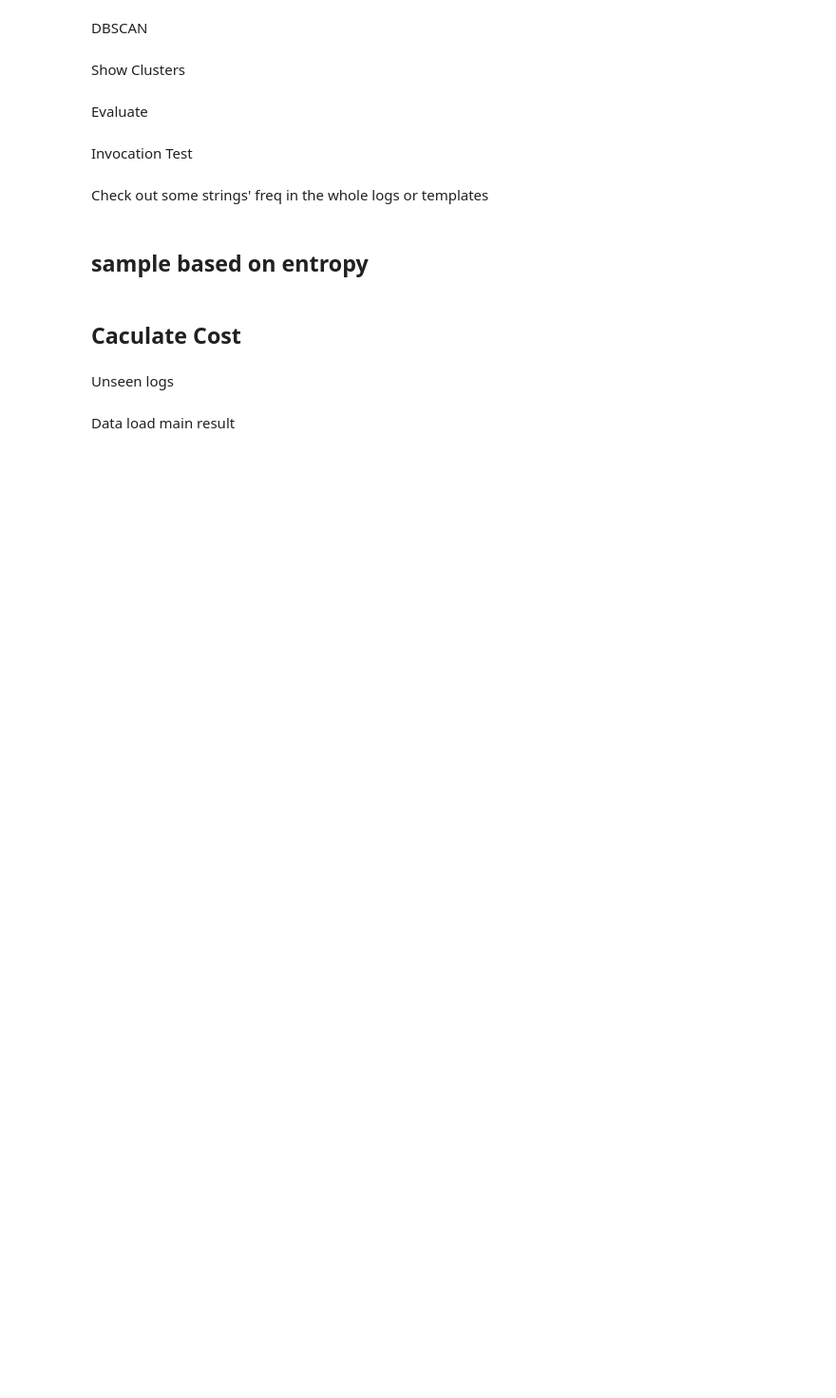
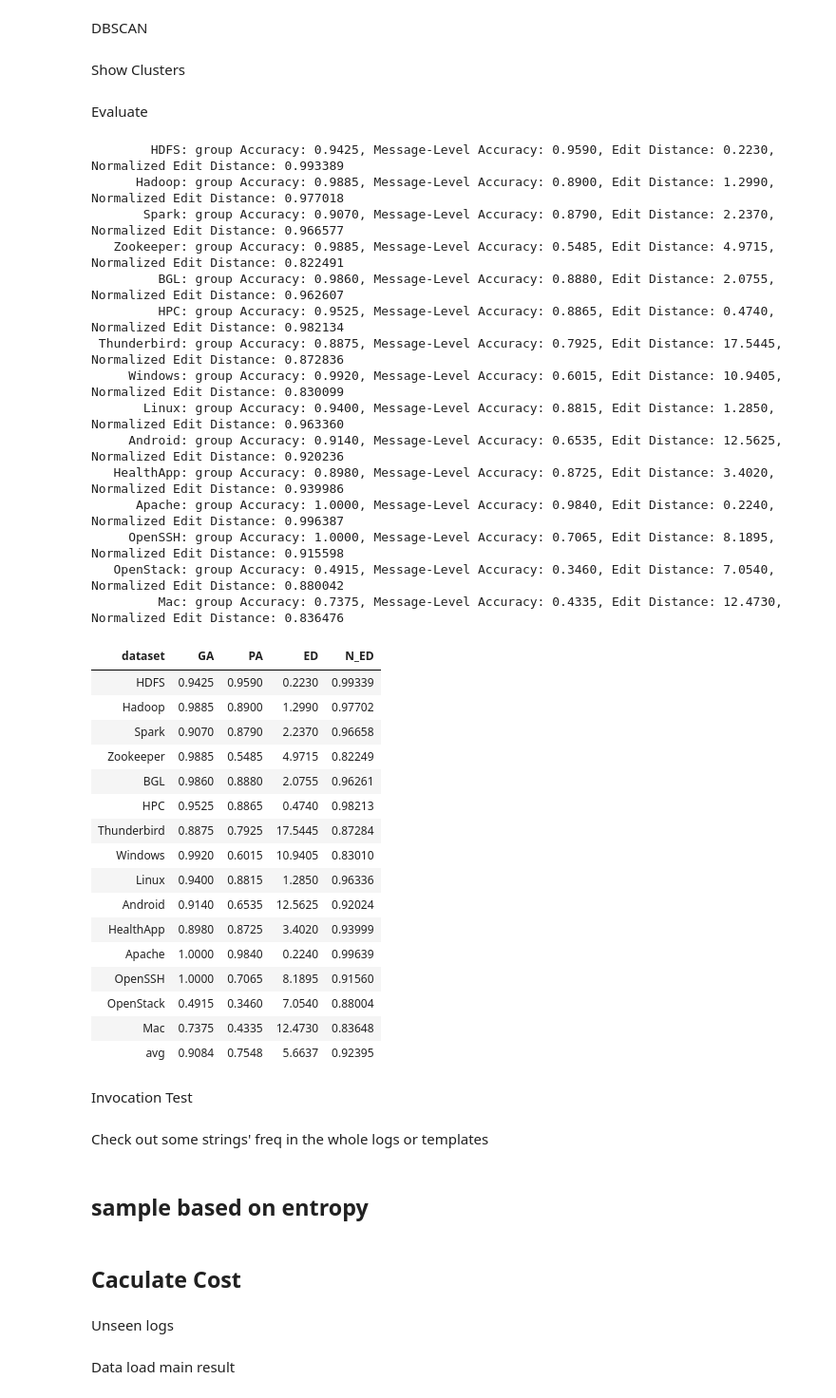
Before and after one commit to LogIntelligence/LogBatcher, a Jupyter notebook: evaluation.ipynb, the cells around one changed output. Shown at 95% size. Saved outputs shown, nothing was run; the diff lists cells and outputs as text; code cells hidden in the pictures; blank space fills up the shorter version.

```diff
--- a/evaluation.ipynb
+++ b/evaluation.ipynb
@@ -55,11 +55,43 @@ Evaluate
 # %%
 from evaluate import evaluate_all_datasets
 from IPython.display import HTML
 
-theme = 'LogBatcher_0shot_32candidate_10batchsize'
-table = evaluate_all_datasets(
-    'LogBatcher_0shot_32candidate_10batchsize')
+theme = 'LogBatcher_0shot_32candidate_10batchsize_Qwen_Qwen1.5-32B'
+table = evaluate_all_datasets(theme)
 HTML(table)
+# %% [output]
+        HDFS: group Accuracy: 0.9425, Message-Level Accuracy: 0.9590, Edit Distance: 0.2230, Normalized Edit Distance: 0.993389
+      Hadoop: group Accuracy: 0.9885, Message-Level Accuracy: 0.8900, Edit Distance: 1.2990, Normalized Edit Distance: 0.977018
+       Spark: group Accuracy: 0.9070, Message-Level Accuracy: 0.8790, Edit Distance: 2.2370, Normalized Edit Distance: 0.966577
+   Zookeeper: group Accuracy: 0.9885, Message-Level Accuracy: 0.5485, Edit Distance: 4.9715, Normalized Edit Distance: 0.822491
+         BGL: group Accuracy: 0.9860, Message-Level Accuracy: 0.8880, Edit Distance: 2.0755, Normalized Edit Distance: 0.962607
+         HPC: group Accuracy: 0.9525, Message-Level Accuracy: 0.8865, Edit Distance: 0.4740, Normalized Edit Distance: 0.982134
+ Thunderbird: group Accuracy: 0.8875, Message-Level Accuracy: 0.7925, Edit Distance: 17.5445, Normalized Edit Distance: 0.872836
+     Windows: group Accuracy: 0.9920, Message-Level Accuracy: 0.6015, Edit Distance: 10.9405, Normalized Edit Distance: 0.830099
+       Linux: group Accuracy: 0.9400, Message-Level Accuracy: 0.8815, Edit Distance: 1.2850, Normalized Edit Distance: 0.963360
+     Android: group Accuracy: 0.9140, Message-Level Accuracy: 0.6535, Edit Distance: 12.5625, Normalized Edit Distance: 0.920236
+   HealthApp: group Accuracy: 0.8980, Message-Level Accuracy: 0.8725, Edit Distance: 3.4020, Normalized Edit Distance: 0.939986
+      Apache: group Accuracy: 1.0000, Message-Level Accuracy: 0.9840, Edit Distance: 0.2240, Normalized Edit Distance: 0.996387
+     OpenSSH: group Accuracy: 1.0000, Message-Level Accuracy: 0.7065, Edit Distance: 8.1895, Normalized Edit Distance: 0.915598
+   OpenStack: group Accuracy: 0.4915, Message-Level Accuracy: 0.3460, Edit Distance: 7.0540, Normalized Edit Distance: 0.880042
+         Mac: group Accuracy: 0.7375, Message-Level Accuracy: 0.4335, Edit Distance: 12.4730, Normalized Edit Distance: 0.836476
+| dataset | GA | PA | ED | N_ED |
+| HDFS | 0.9425 | 0.9590 | 0.2230 | 0.99339 |
+| Hadoop | 0.9885 | 0.8900 | 1.2990 | 0.97702 |
+| Spark | 0.9070 | 0.8790 | 2.2370 | 0.96658 |
+| Zookeeper | 0.9885 | 0.5485 | 4.9715 | 0.82249 |
+| BGL | 0.9860 | 0.8880 | 2.0755 | 0.96261 |
+| HPC | 0.9525 | 0.8865 | 0.4740 | 0.98213 |
+| Thunderbird | 0.8875 | 0.7925 | 17.5445 | 0.87284 |
+| Windows | 0.9920 | 0.6015 | 10.9405 | 0.83010 |
+| Linux | 0.9400 | 0.8815 | 1.2850 | 0.96336 |
+| Android | 0.9140 | 0.6535 | 12.5625 | 0.92024 |
+| HealthApp | 0.8980 | 0.8725 | 3.4020 | 0.93999 |
+| Apache | 1.0000 | 0.9840 | 0.2240 | 0.99639 |
+| OpenSSH | 1.0000 | 0.7065 | 8.1895 | 0.91560 |
+| OpenStack | 0.4915 | 0.3460 | 7.0540 | 0.88004 |
+| Mac | 0.7375 | 0.4335 | 12.4730 | 0.83648 |
+| avg | 0.9084 | 0.7548 | 5.6637 | 0.92395 |
 # %% [markdown]
 Invocation Test
 # %%
```
Also changed, not shown: 20 other files.
